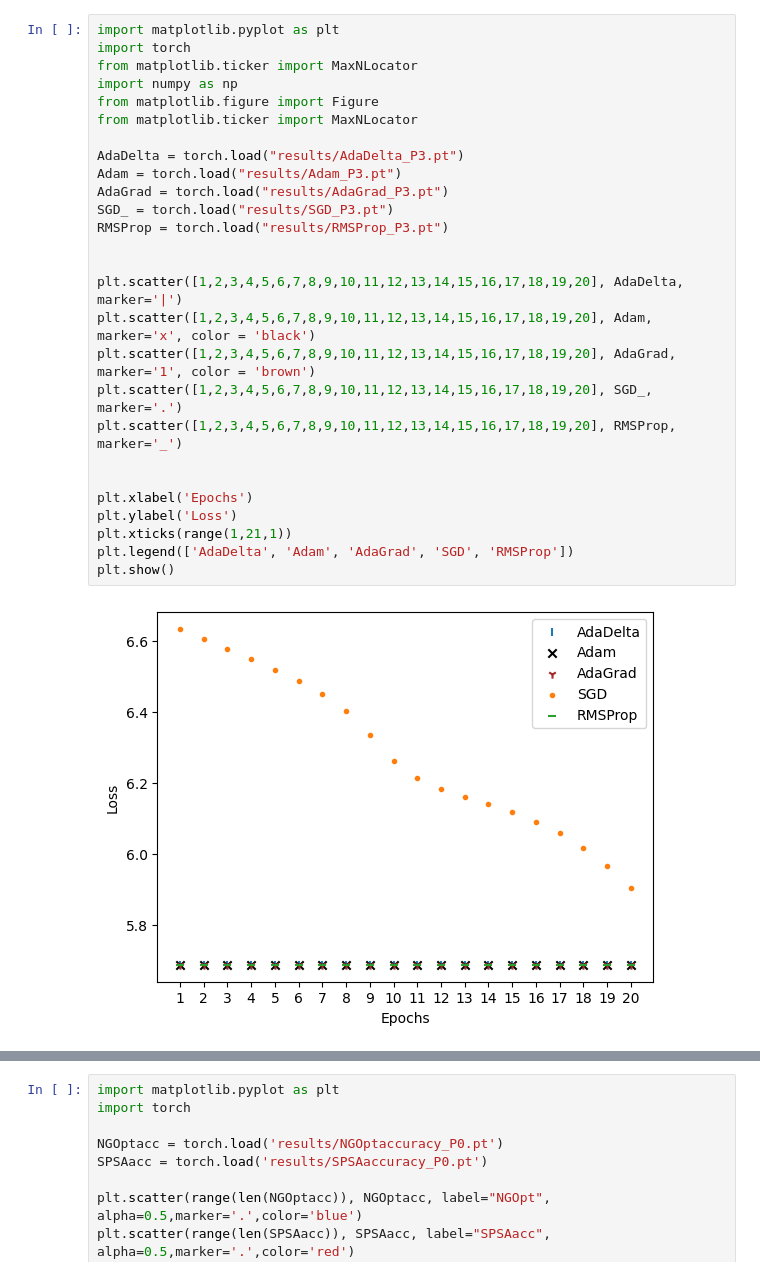
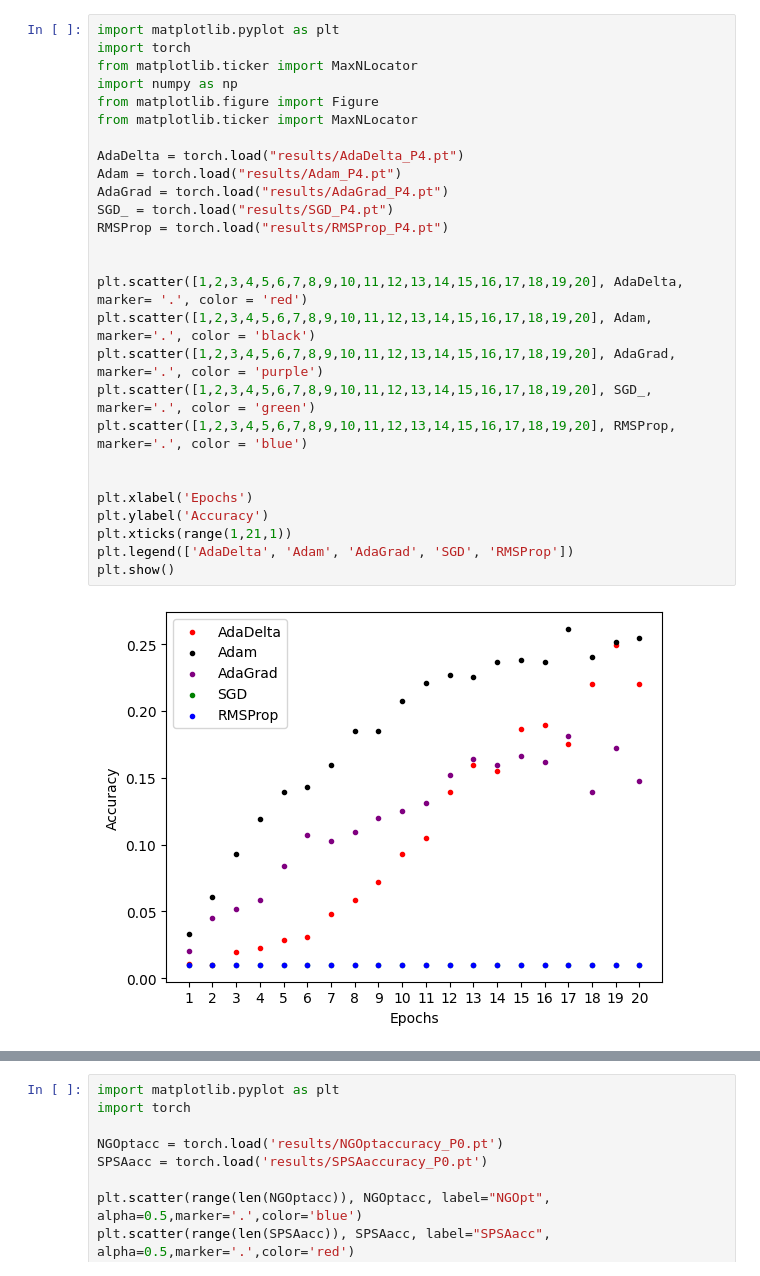
Before and after one commit to mina-tang/Opti_ML_Project, a Jupyter notebook: generate_graph.ipynb, the cells around one changed output, grey strips where cells are left out. Cells and saved outputs as stored; diff of their text form.

```diff
--- a/generate_graph.ipynb
+++ b/generate_graph.ipynb
@@ -86,32 +86,32 @@ plt.show()
 # %%
 import matplotlib.pyplot as plt
 import torch
 from matplotlib.ticker import MaxNLocator
 import numpy as np
 from matplotlib.figure import Figure
 from matplotlib.ticker import MaxNLocator
 
-AdaDelta = torch.load("results/AdaDelta_P3.pt")
-Adam = torch.load("results/Adam_P3.pt")
-AdaGrad = torch.load("results/AdaGrad_P3.pt")
-SGD_ = torch.load("results/SGD_P3.pt")
-RMSProp = torch.load("results/RMSProp_P3.pt")
+AdaDelta = torch.load("results/AdaDelta_P4.pt")
+Adam = torch.load("results/Adam_P4.pt")
+AdaGrad = torch.load("results/AdaGrad_P4.pt")
+SGD_ = torch.load("results/SGD_P4.pt")
+RMSProp = torch.load("results/RMSProp_P4.pt")
 
 
-plt.scatter([1,2,3,4,5,6,7,8,9,10,11,12,13,14,15,16,17,18,19,20], AdaDelta, marker='|')
-plt.scatter([1,2,3,4,5,6,7,8,9,10,11,12,13,14,15,16,17,18,19,20], Adam, marker='x', color = 'black')
-plt.scatter([1,2,3,4,5,6,7,8,9,10,11,12,13,14,15,16,17,18,19,20], AdaGrad, marker='1', color = 'brown')
-plt.scatter([1,2,3,4,5,6,7,8,9,10,11,12,13,14,15,16,17,18,19,20], SGD_, marker='.')
-plt.scatter([1,2,3,4,5,6,7,8,9,10,11,12,13,14,15,16,17,18,19,20], RMSProp, marker='_')
+plt.scatter([1,2,3,4,5,6,7,8,9,10,11,12,13,14,15,16,17,18,19,20], AdaDelta, marker= '.', color = 'red')
+plt.scatter([1,2,3,4,5,6,7,8,9,10,11,12,13,14,15,16,17,18,19,20], Adam, marker='.', color = 'black')
+plt.scatter([1,2,3,4,5,6,7,8,9,10,11,12,13,14,15,16,17,18,19,20], AdaGrad, marker='.', color = 'purple')
+plt.scatter([1,2,3,4,5,6,7,8,9,10,11,12,13,14,15,16,17,18,19,20], SGD_, marker='.', color = 'green')
+plt.scatter([1,2,3,4,5,6,7,8,9,10,11,12,13,14,15,16,17,18,19,20], RMSProp, marker='.', color = 'blue')
 
 
 plt.xlabel('Epochs')
-plt.ylabel('Loss')
+plt.ylabel('Accuracy')
 plt.xticks(range(1,21,1))
 plt.legend(['AdaDelta', 'Adam', 'AdaGrad', 'SGD', 'RMSProp'])
 plt.show()
 # %% [output]
-[figure, old version]
+[figure, new version]
 # %%
 import matplotlib.pyplot as plt
 import torch
```
Also changed, not shown: parts of 5 cells of this notebook.
